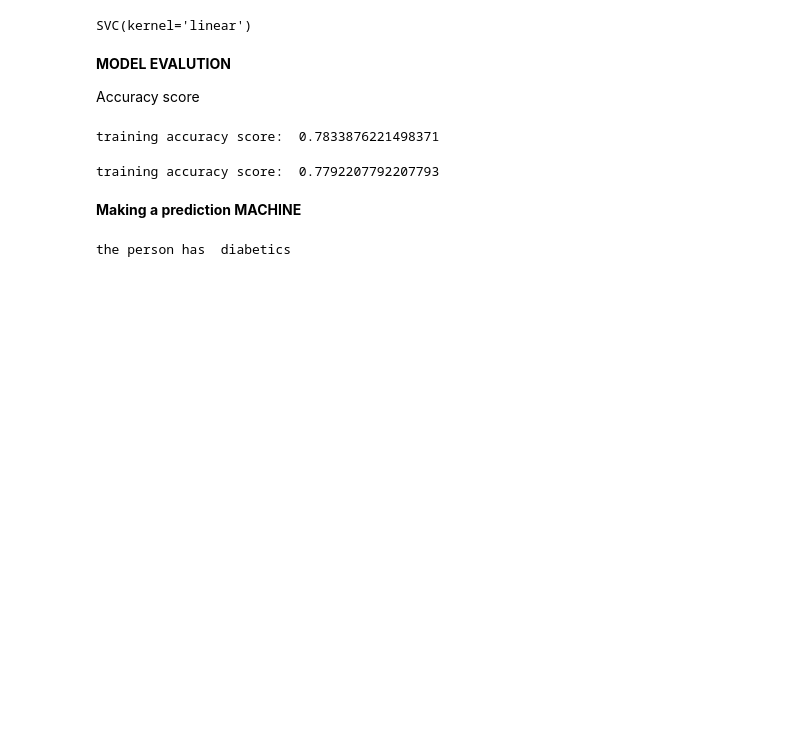
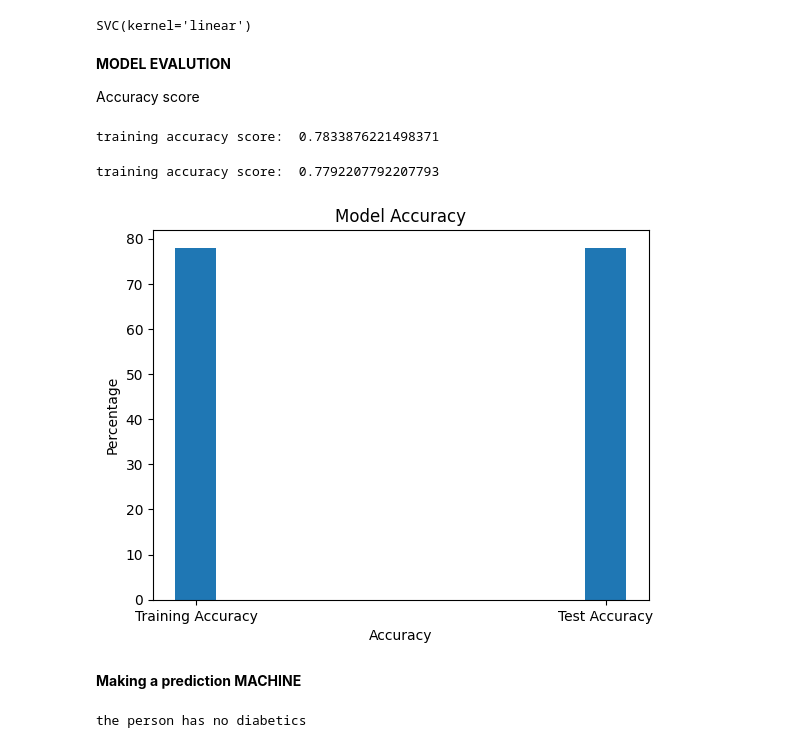
Before and after one commit to ssprasad-cyber/diabetics_prediction, a Jupyter notebook: diabetics_prediction_project.ipynb, the cells around one changed output. Drawn from its saved outputs; the diff is of its cells as text; code cells hidden in the pictures; blank space fills up the shorter version.

```diff
--- a/diabetics_prediction_project.ipynb
+++ b/diabetics_prediction_project.ipynb
@@ -157,6 +169,15 @@ x_test_accuracy = accuracy_score(x_test_predict,y_test)
 print("training accuracy score: ",x_test_accuracy)
 # %% [output]
 training accuracy score:  0.7792207792207793
+# %%
+accuracy_value = np.array(x_train_accuracy*100,x_test_accuracy*100)
+plt.bar(['Training Accuracy', 'Test Accuracy'], accuracy_values)
+plt.xlabel('Accuracy')
+plt.ylabel('Percentage')
+plt.title('Model Accuracy')
+plt.show()
+# %% [output]
+[figure, added]
 # %% [markdown]
 **Making a prediction MACHINE**
 # %%
@@ -167,7 +188,7 @@ input_data = np.asarray(input_data)
 # reshaping the input data as we are predicting a single data
 input_data_r = input_data.reshape(1,-1)
 #standarding the input data
-std_data = scaler.transform(input_data_r)
+std_data = scaler.fit_transform(input_data_r)
 
 prediction = classifier.predict(std_data)
 # print(prediction)
@@ -176,4 +197,4 @@ if prediction[0]==0:
 else:
   print("the person has  diabetics\n\n")
 # %% [output]
-the person has  diabetics
+the person has no diabetics
```
Also changed, not shown: parts of 4 cells of this notebook.
